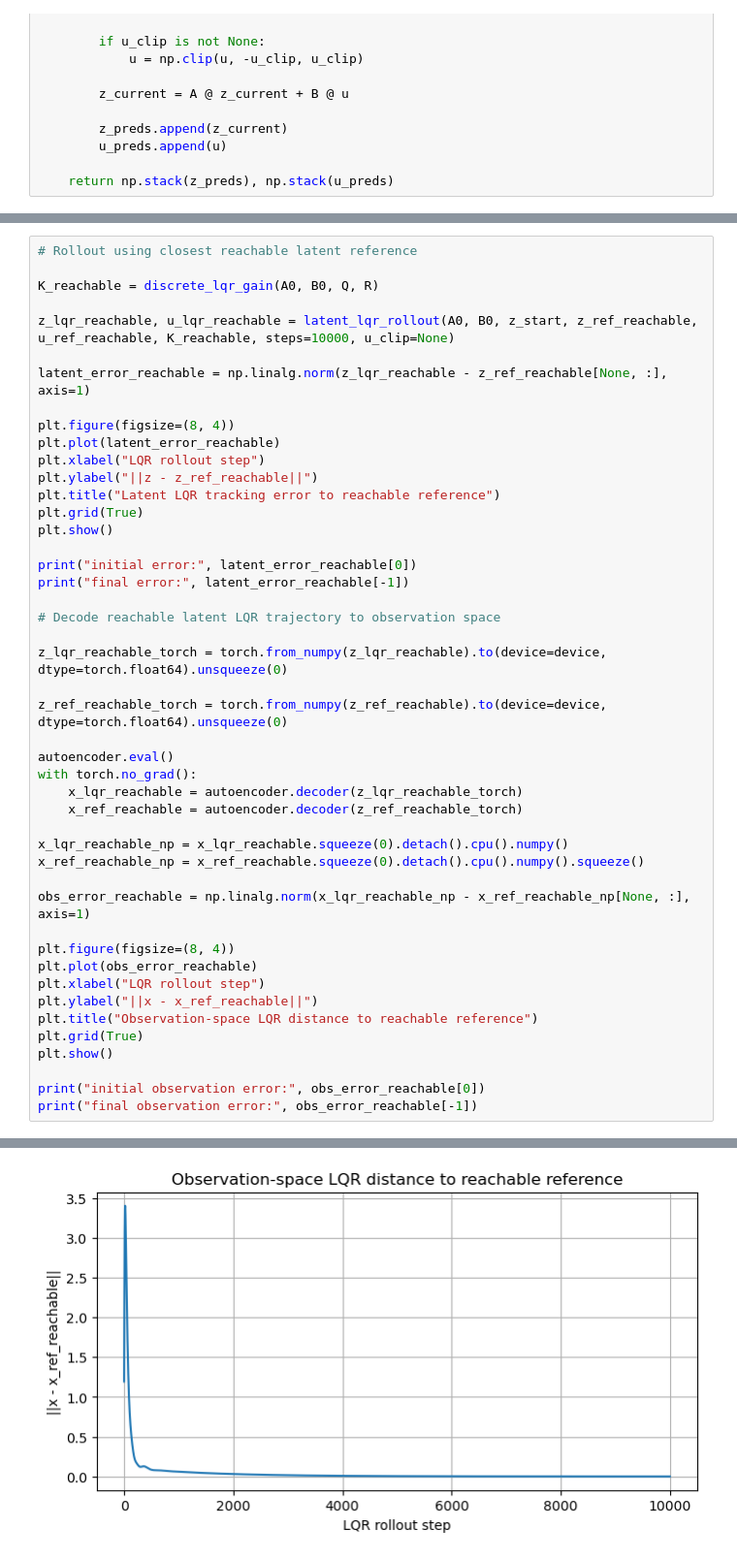
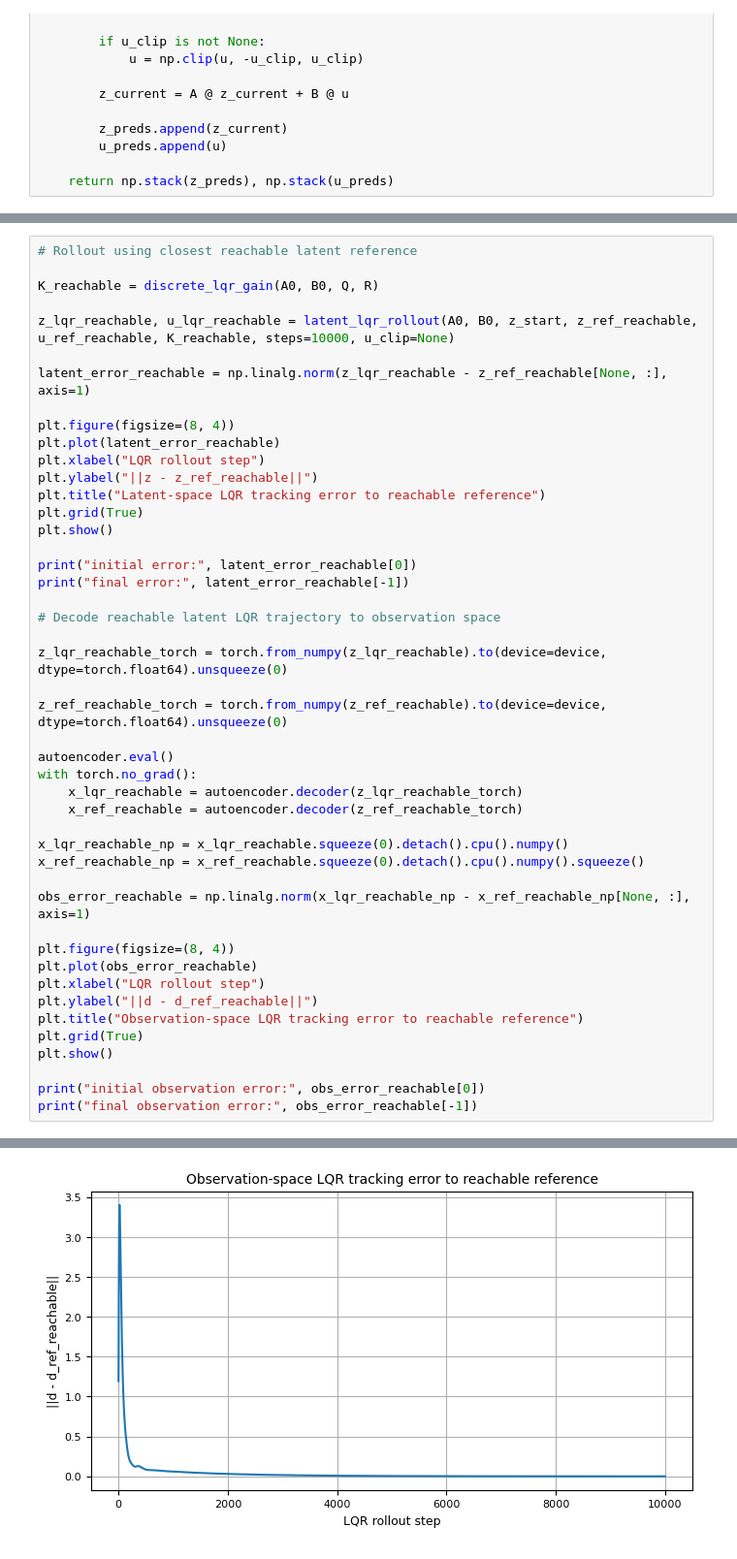
Before and after one commit to kiranThyagarajan/master-thesis, a Jupyter notebook: src/koopman-markers.ipynb, the cells around one changed output, grey strips where cells are left out. Shown at 97% size. Drawn from its saved outputs; the diff is of its cells as text.

```diff
--- a/src/koopman-markers.ipynb
+++ b/src/koopman-markers.ipynb
@@ -864,7 +864,7 @@ plt.figure(figsize=(8, 4))
 plt.plot(latent_error_reachable)
 plt.xlabel("LQR rollout step")
 plt.ylabel("||z - z_ref_reachable||")
-plt.title("Latent LQR tracking error to reachable reference")
+plt.title("Latent-space LQR tracking error to reachable reference")
 plt.grid(True)
 plt.show()
 
@@ -890,8 +890,8 @@ obs_error_reachable = np.linalg.norm(x_lqr_reachable_np - x_ref_reachable_np[Non
 plt.figure(figsize=(8, 4))
 plt.plot(obs_error_reachable)
 plt.xlabel("LQR rollout step")
-plt.ylabel("||x - x_ref_reachable||")
-plt.title("Observation-space LQR distance to reachable reference")
+plt.ylabel("||d - d_ref_reachable||")
+plt.title("Observation-space LQR tracking error to reachable reference")
 plt.grid(True)
 plt.show()
 
@@ -904 +904 @@ final error: 0.00014484823054034101
-[figure, old version]
+[figure, new version]
```
Also changed, not shown: parts of 17 cells of this notebook, 12 other files.
